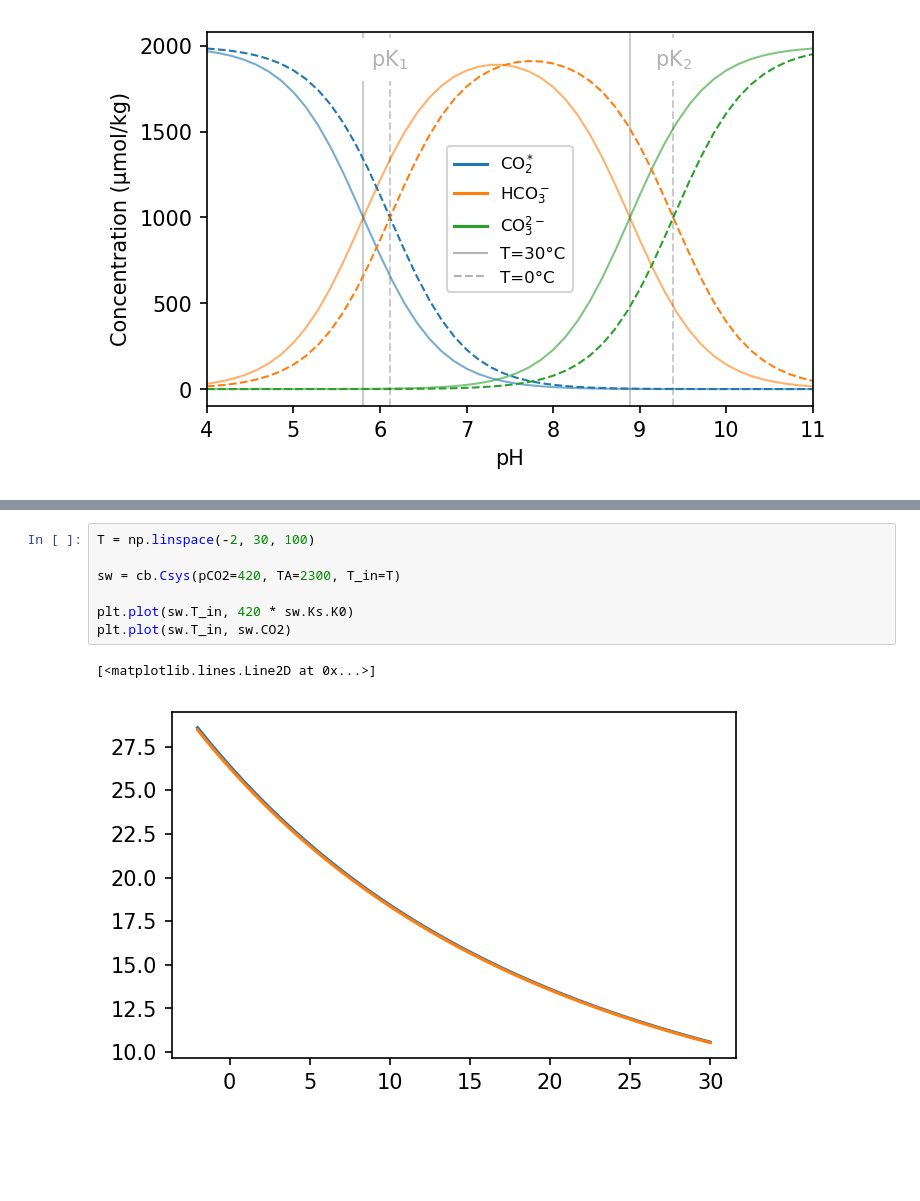
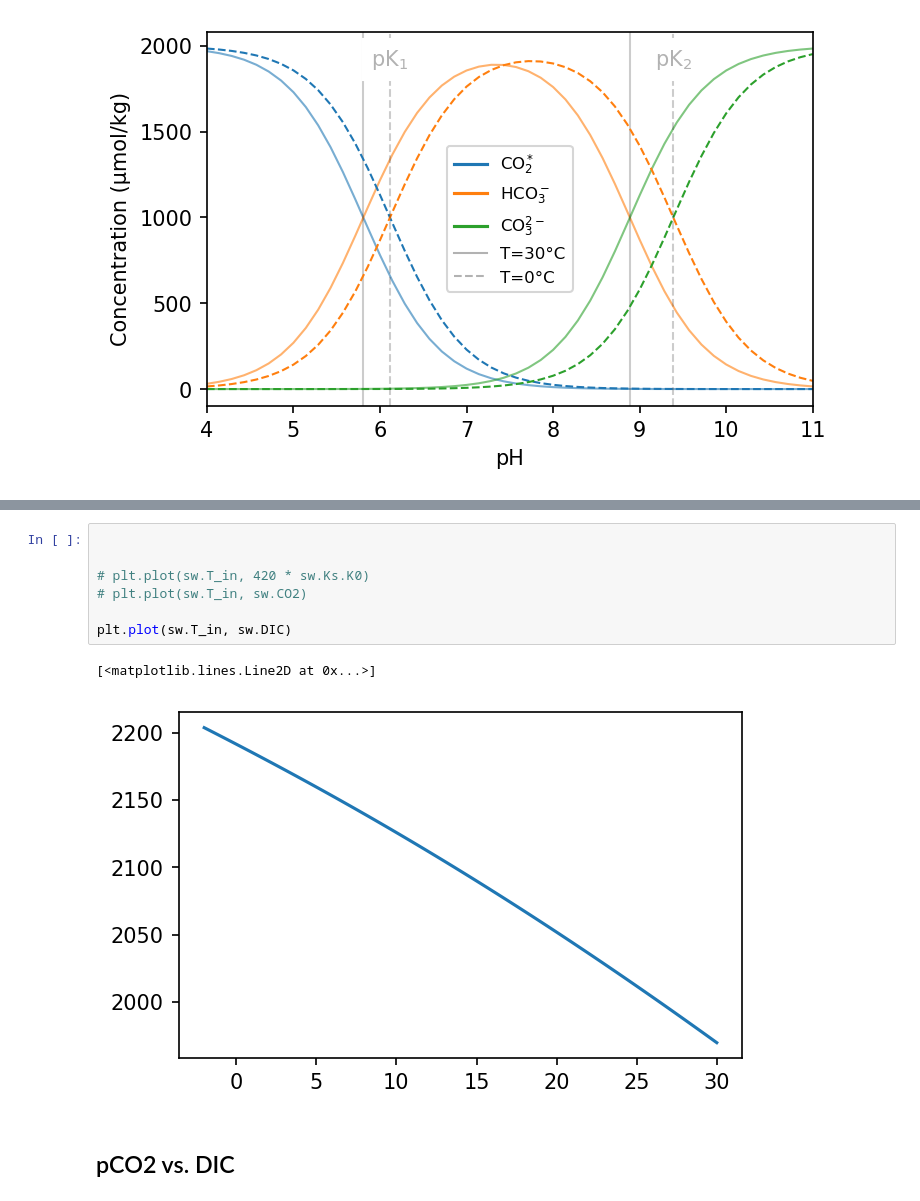
Before and after one commit to johnryantaylor/JRT_QES_Notes, a Jupyter notebook: book/06_oceancarbon/carbon_figs.ipynb, the cells around one changed output, grey strips where cells are left out. Saved outputs shown, nothing was run; the diff lists cells and outputs as text; blank space fills up the shorter version.

```diff
--- a/book/06_oceancarbon/carbon_figs.ipynb
+++ b/book/06_oceancarbon/carbon_figs.ipynb
@@ -100,10 +168,12 @@ fig.savefig('figures/carbon_bjerrum_temp.png')
 # %%
-T = np.linspace(-2, 30, 100)
 
-sw = cb.Csys(pCO2=420, TA=2300, T_in=T)
 
-plt.plot(sw.T_in, 420 * sw.Ks.K0)
-plt.plot(sw.T_in, sw.CO2)
+# plt.plot(sw.T_in, 420 * sw.Ks.K0)
+# plt.plot(sw.T_in, sw.CO2)
+
+plt.plot(sw.T_in, sw.DIC)
 # %% [output]
 [<matplotlib.lines.Line2D at 0x...>]
-[figure, old version]
+[figure, new version]
+# %% [markdown]
+## pCO2 vs. DIC
```
Also changed, not shown: parts of 6 cells of this notebook, 4 other files.
